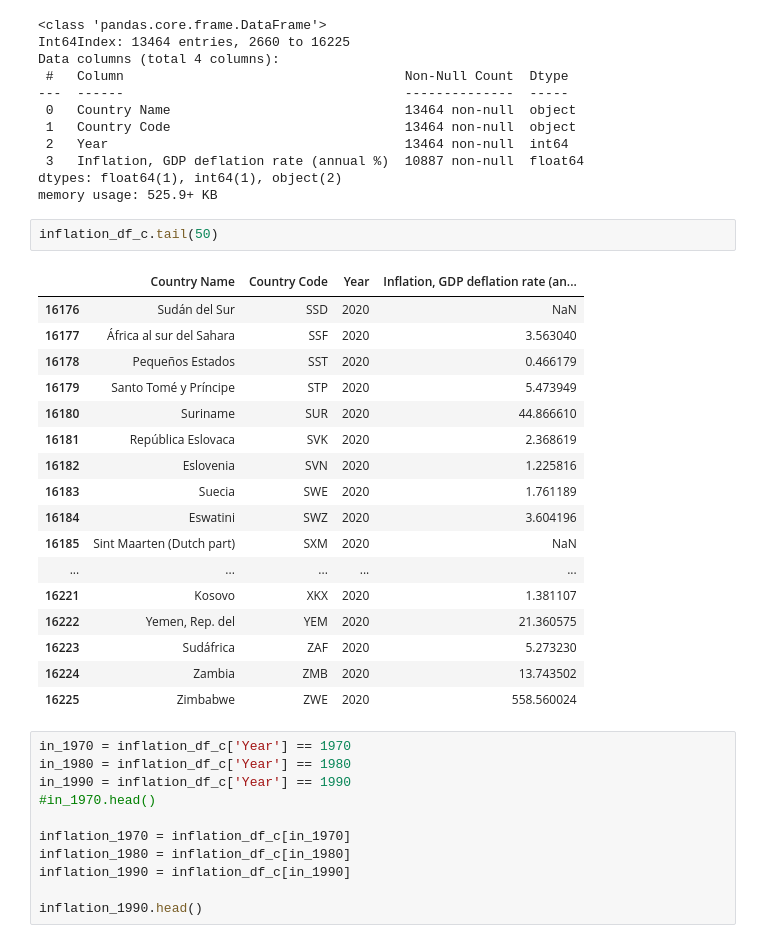
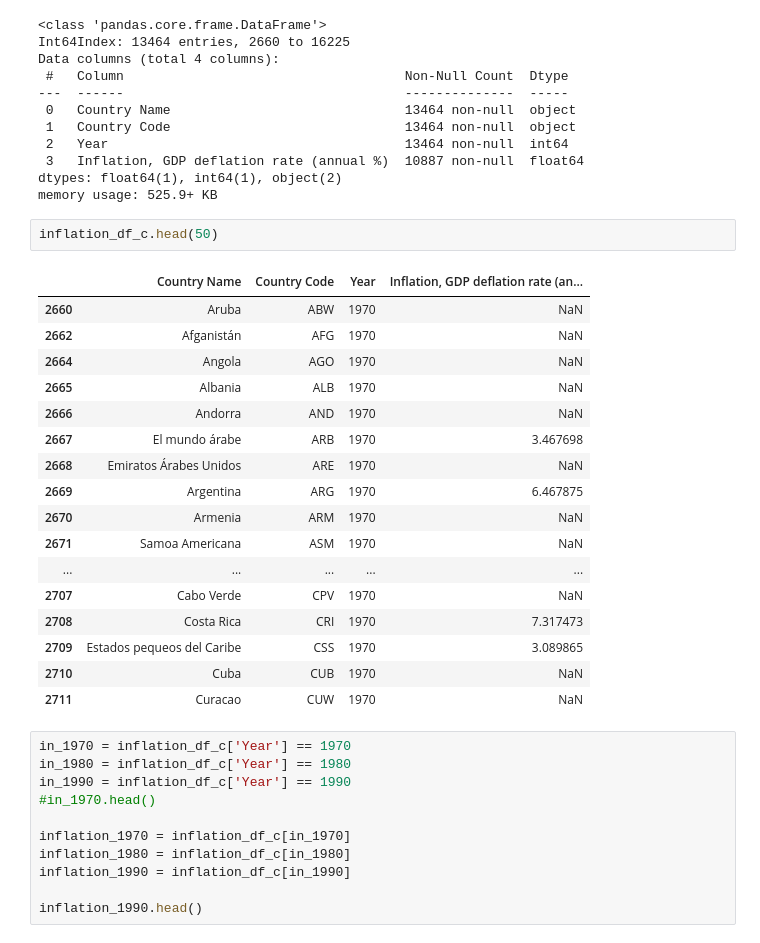
Before and after one commit to aramosg/final_project_global_warming, a Jupyter notebook: notebook/inflation.ipynb, the cells around one changed output. Saved outputs shown, nothing was run; the diff lists cells and outputs as text.

```diff
--- a/notebook/inflation.ipynb
+++ b/notebook/inflation.ipynb
@@ -84,25 +84,25 @@ Data columns (total 4 columns):
 dtypes: float64(1), int64(1), object(2)
 memory usage: 525.9+ KB
 # %%
-inflation_df_c.tail(50)
+inflation_df_c.head(50)
 # %% [output]
 |  | Country Name | Country Code | Year | Inflation, GDP deflation rate (an... |
-| 16176 | Sudán del Sur | SSD | 2020 | NaN |
-| 16177 | África al sur del Sahara | SSF | 2020 | 3.563040 |
-| 16178 | Pequeños Estados | SST | 2020 | 0.466179 |
-| 16179 | Santo Tomé y Príncipe | STP | 2020 | 5.473949 |
-| 16180 | Suriname | SUR | 2020 | 44.866610 |
-| 16181 | República Eslovaca | SVK | 2020 | 2.368619 |
-| 16182 | Eslovenia | SVN | 2020 | 1.225816 |
-| 16183 | Suecia | SWE | 2020 | 1.761189 |
-| 16184 | Eswatini | SWZ | 2020 | 3.604196 |
-| 16185 | Sint Maarten (Dutch part) | SXM | 2020 | NaN |
+| 2660 | Aruba | ABW | 1970 | NaN |
+| 2662 | Afganistán | AFG | 1970 | NaN |
+| 2664 | Angola | AGO | 1970 | NaN |
+| 2665 | Albania | ALB | 1970 | NaN |
+| 2666 | Andorra | AND | 1970 | NaN |
+| 2667 | El mundo árabe | ARB | 1970 | 3.467698 |
+| 2668 | Emiratos Árabes Unidos | ARE | 1970 | NaN |
+| 2669 | Argentina | ARG | 1970 | 6.467875 |
+| 2670 | Armenia | ARM | 1970 | NaN |
+| 2671 | Samoa Americana | ASM | 1970 | NaN |
 | ... | ... | ... | ... | ... |
-| 16221 | Kosovo | XKX | 2020 | 1.381107 |
-| 16222 | Yemen, Rep. del | YEM | 2020 | 21.360575 |
-| 16223 | Sudáfrica | ZAF | 2020 | 5.273230 |
-| 16224 | Zambia | ZMB | 2020 | 13.743502 |
-| 16225 | Zimbabwe | ZWE | 2020 | 558.560024 |
+| 2707 | Cabo Verde | CPV | 1970 | NaN |
+| 2708 | Costa Rica | CRI | 1970 | 7.317473 |
+| 2709 | Estados pequeos del Caribe | CSS | 1970 | 3.089865 |
+| 2710 | Cuba | CUB | 1970 | NaN |
+| 2711 | Curacao | CUW | 1970 | NaN |
 # %%
 in_1970 = inflation_df_c['Year'] == 1970
 in_1980 = inflation_df_c['Year'] == 1980
```
Also changed, not shown: 22 other files.
